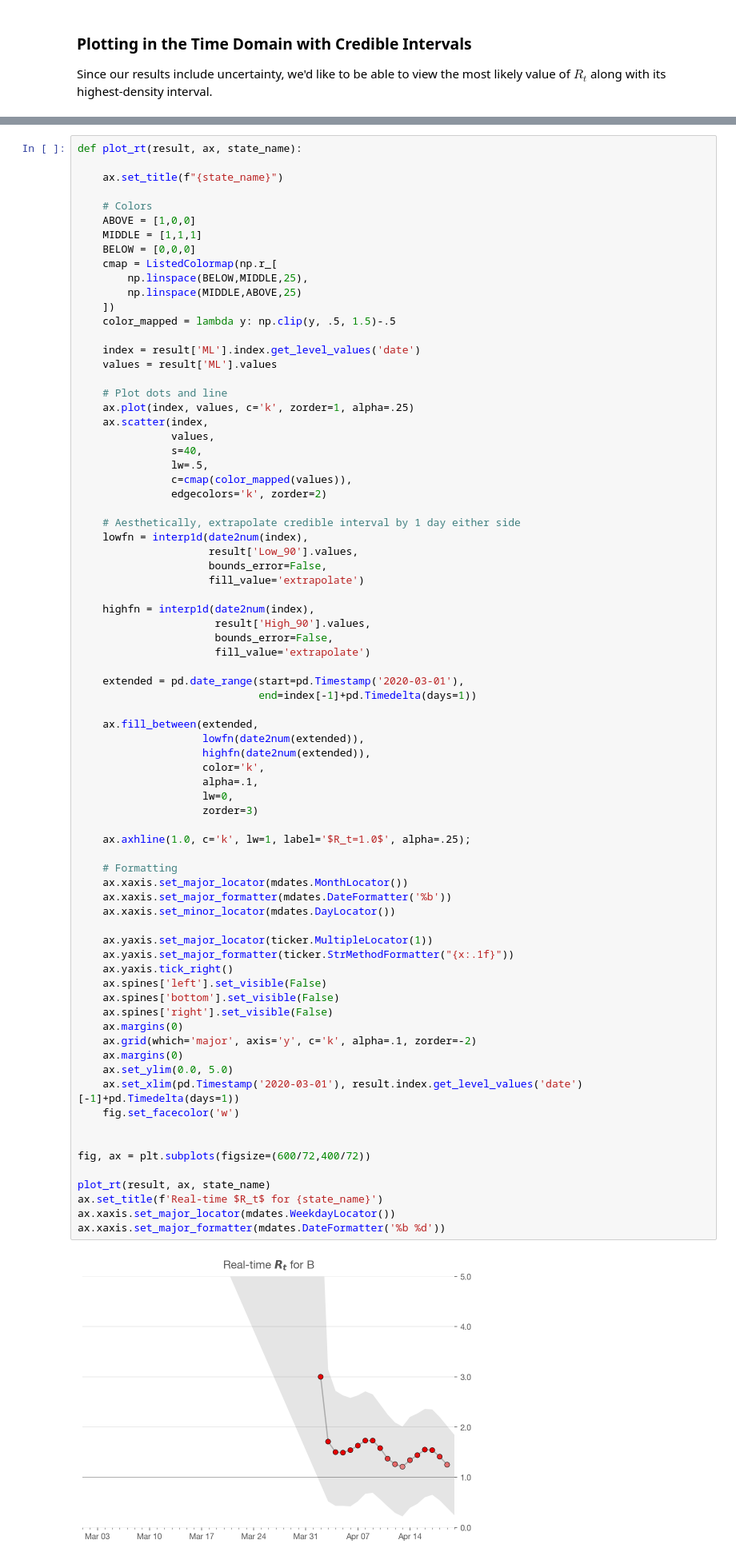
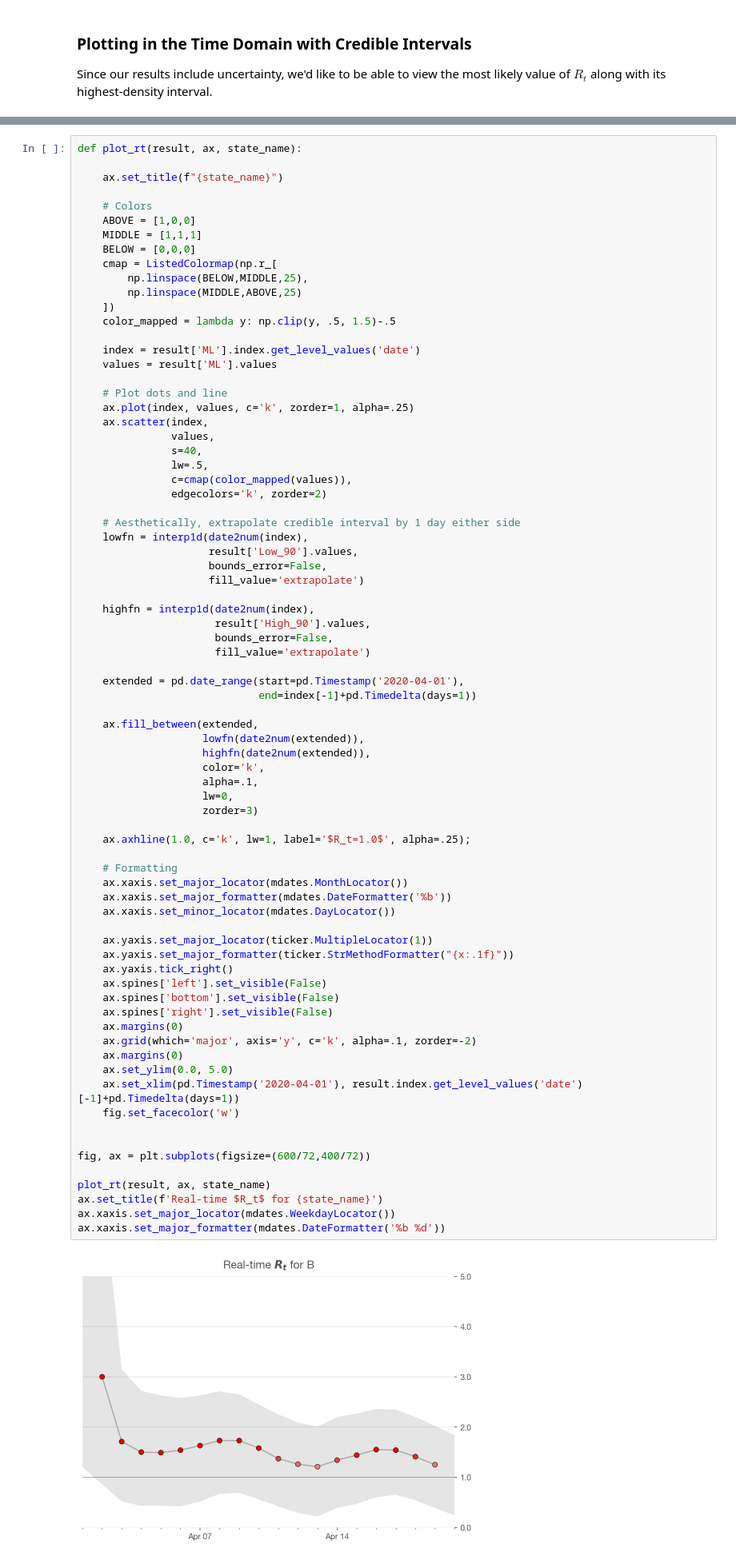
Before and after one commit to andreimita/covid-19-rt-romania, a Jupyter notebook: Realtime R0.ipynb, the cells around one changed output, grey strips where cells are left out. Shown at 80% size. Cells and saved outputs as stored; diff of their text form.

```diff
--- a/Realtime R0.ipynb
+++ b/Realtime R0.ipynb
@@ -589,7 +589,7 @@ def plot_rt(result, ax, state_name):
                       bounds_error=False,
                       fill_value='extrapolate')
 
-    extended = pd.date_range(start=pd.Timestamp('2020-03-01'),
+    extended = pd.date_range(start=pd.Timestamp('2020-04-01'),
                              end=index[-1]+pd.Timedelta(days=1))
 
     ax.fill_between(extended,
@@ -600,35 +600,35 @@ def plot_rt(result, ax, state_name):
                     lw=0,
                     zorder=3)
 
     ax.axhline(1.0, c='k', lw=1, label='$R_t=1.0$', alpha=.25);
 
     # Formatting
     ax.xaxis.set_major_locator(mdates.MonthLocator())
     ax.xaxis.set_major_formatter(mdates.DateFormatter('%b'))
     ax.xaxis.set_minor_locator(mdates.DayLocator())
 
     ax.yaxis.set_major_locator(ticker.MultipleLocator(1))
     ax.yaxis.set_major_formatter(ticker.StrMethodFormatter("{x:.1f}"))
     ax.yaxis.tick_right()
     ax.spines['left'].set_visible(False)
     ax.spines['bottom'].set_visible(False)
     ax.spines['right'].set_visible(False)
     ax.margins(0)
     ax.grid(which='major', axis='y', c='k', alpha=.1, zorder=-2)
     ax.margins(0)
     ax.set_ylim(0.0, 5.0)
-    ax.set_xlim(pd.Timestamp('2020-03-01'), result.index.get_level_values('date')[-1]+pd.Timedelta(days=1))
+    ax.set_xlim(pd.Timestamp('2020-04-01'), result.index.get_level_values('date')[-1]+pd.Timedelta(days=1))
     fig.set_facecolor('w')
 
 
 fig, ax = plt.subplots(figsize=(600/72,400/72))
 
 plot_rt(result, ax, state_name)
 ax.set_title(f'Real-time $R_t$ for {state_name}')
 ax.xaxis.set_major_locator(mdates.WeekdayLocator())
 ax.xaxis.set_major_formatter(mdates.DateFormatter('%b %d'))
 # %% [output]
-[figure, old version]
+[figure, new version]
 # %% [markdown]
 ### Choosing the optimal $\sigma$
 
```
Also changed, not shown: parts of 1 cell of this notebook.
